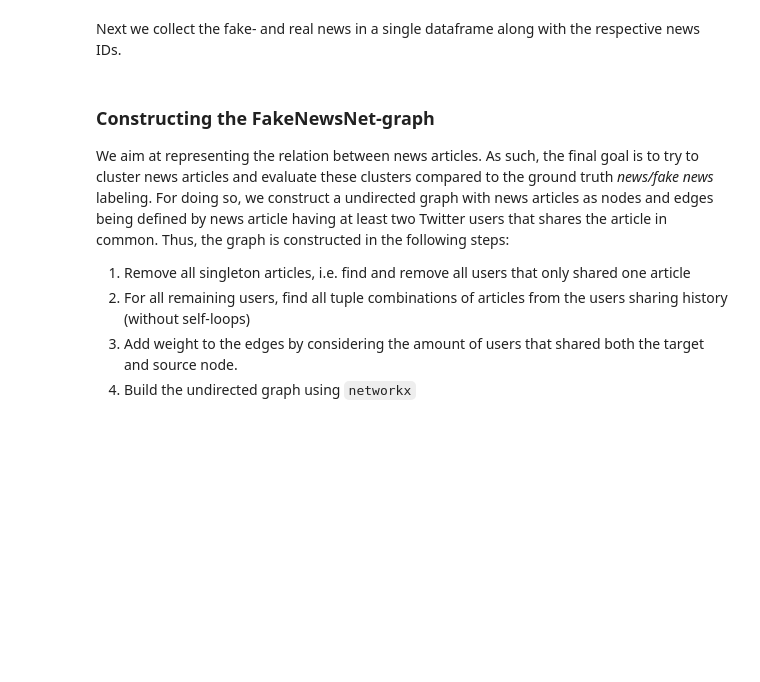
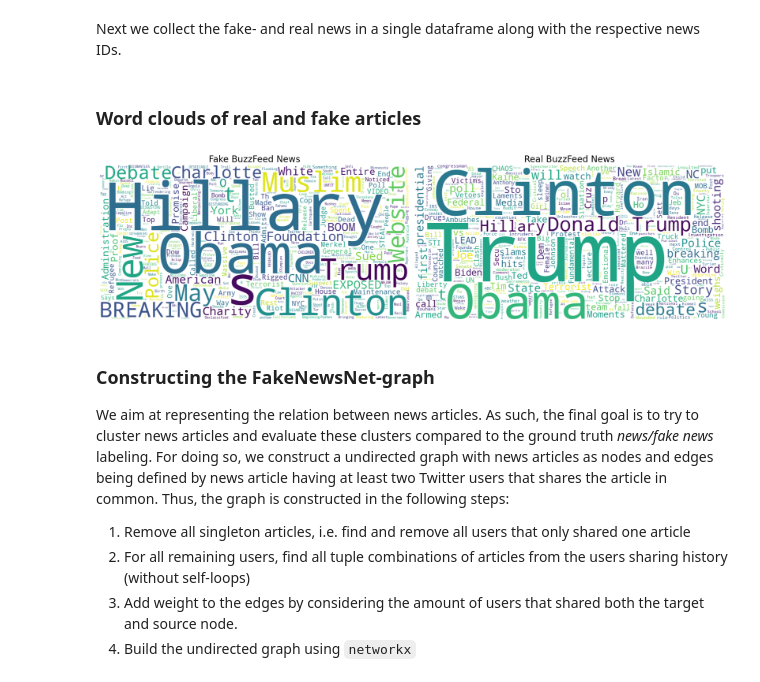
Before and after one commit to augustsemrau/02807_CompTools_Project, a Jupyter notebook: notebooks/explainer_FakeNewsNet.ipynb, the cells around one changed output. Drawn from its saved outputs; the diff is of its cells as text; code cells hidden in the pictures; blank space fills up the shorter version.

Commit message:
Added word clouds

```diff
--- a/notebooks/explainer_FakeNewsNet.ipynb
+++ b/notebooks/explainer_FakeNewsNet.ipynb
@@ -92,3 +93,53 @@ del df, fake_news, real_news
+# %% [markdown]
+### Word clouds of real and fake articles
+# %%
+fake_news["full_text"] = fake_news["title"] + " " + fake_news["text"]
+real_news["full_text"] = real_news["title"] + " " + real_news["text"]
+
+# Create a word cloud for the fake news
+wordcloud_fake = WordCloud(background_color="white",
+                           max_words=5000,
+                           contour_width=3,
+                           contour_color='steelblue',
+                           width=800,
+                           height=400
+                          )
+wordcloud_fake.generate(fake_news["full_text"].to_string())
+wordcloud_fake.to_image()
+
+# Create a word cloud for the real news
+wordcloud_real = WordCloud(background_color="white",
+                           max_words=5000,
+                           contour_width=3,
+                           contour_color='steelblue',
+                           width=800,
+                           height=400
+                          )
+wordcloud_real.generate(real_news["full_text"].to_string())
+wordcloud_real.to_image()
+
+# Set up the figure and axes
+fig, axarr = plt.subplots(1, 2, figsize=(20, 10))  # 1x2 grid of plots, adjust the figure size as needed
+
+# Display the fake news word cloud on the left subplot
+axarr[0].imshow(wordcloud_fake, interpolation='bilinear')
+axarr[0].axis('off')
+axarr[0].set_title("Fake BuzzFeed News", fontsize=20)
+
+# Display the real news word cloud on the right subplot
+axarr[1].imshow(wordcloud_real, interpolation='bilinear')  # Make sure you're showing wordcloud_real here
+axarr[1].axis('off')
+axarr[1].set_title("Real BuzzFeed News", fontsize=20)
+
+# Adjust the spacing between the plots if necessary
+plt.tight_layout()
+
+plt.savefig("../reports/figures/BuzzFeedwordcloud.png", bbox_inches='tight')
+
+plt.show()
+del df, fake_news, real_news
+# %% [output]
+[figure, added]
 # %% [markdown]
 ### Constructing the FakeNewsNet-graph
 
```
Also changed, not shown: parts of 5 cells of this notebook, 1 other file.
